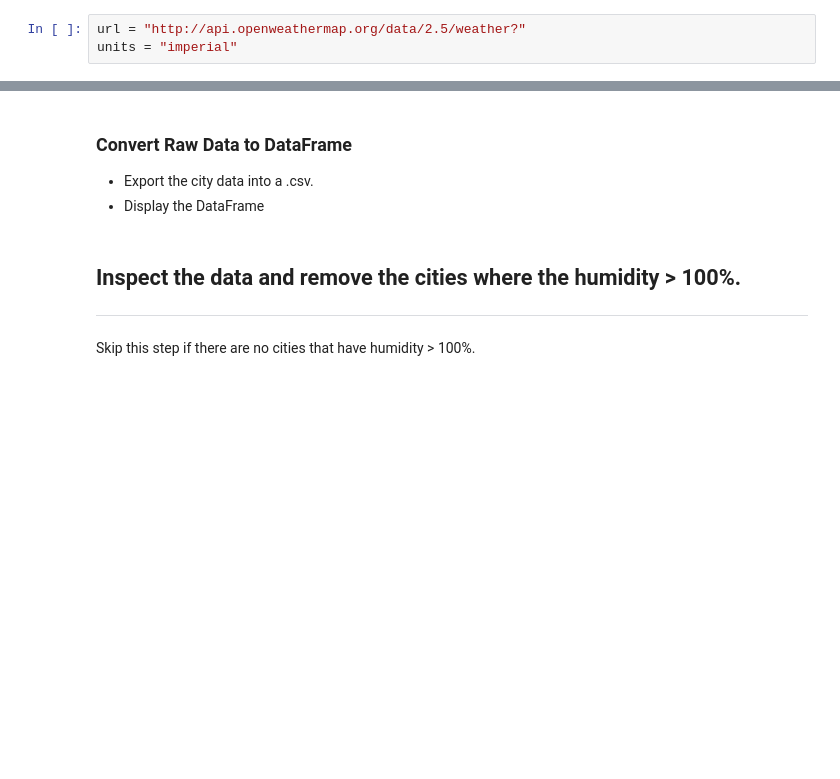
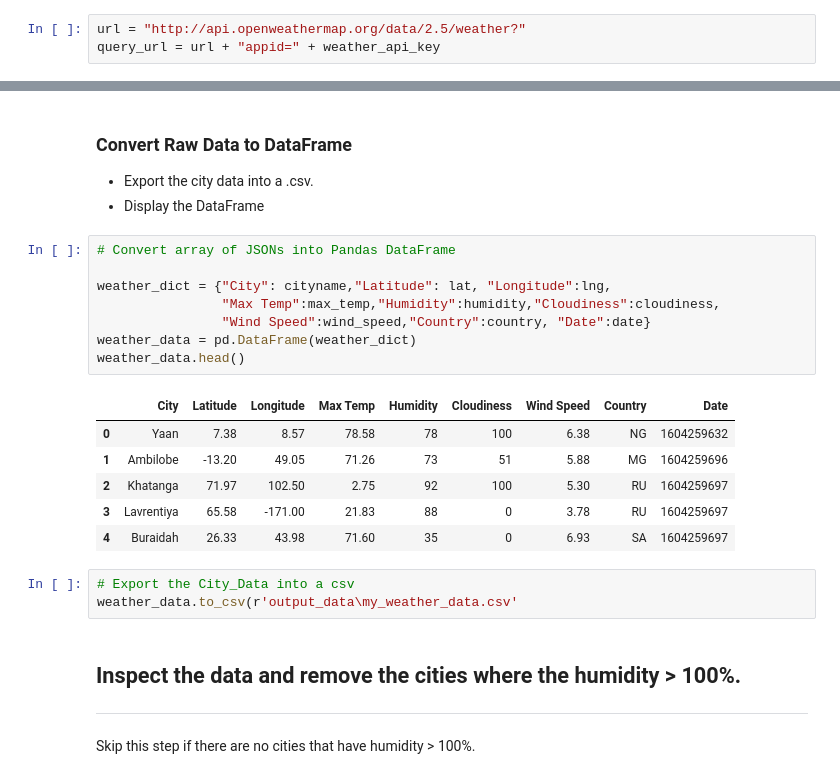
Before and after one commit to sjryandesigns/Python-API-Challenge, a Jupyter notebook: WeatherPy.ipynb, the cells around one changed output, grey strips where cells are left out. Cells and saved outputs as stored; diff of their text form; blank space fills up the shorter version.

```diff
--- a/WeatherPy.ipynb
+++ b/WeatherPy.ipynb
@@ -60,4 +74,4 @@ print(cities)
 # %%
 url = "http://api.openweathermap.org/data/2.5/weather?"
-units = "imperial"
+query_url = url + "appid=" + weather_api_key
 # %%
@@ -122,6 +140,24 @@ NameError: name 'sets' is not defined
 ### Convert Raw Data to DataFrame
 * Export the city data into a .csv.
 * Display the DataFrame
+# %%
+# Convert array of JSONs into Pandas DataFrame
+
+weather_dict = {"City": cityname,"Latitude": lat, "Longitude":lng,
+                "Max Temp":max_temp,"Humidity":humidity,"Cloudiness":cloudiness,
+                "Wind Speed":wind_speed,"Country":country, "Date":date}
+weather_data = pd.DataFrame(weather_dict)
+weather_data.head()
+# %% [output]
+|  | City | Latitude | Longitude | Max Temp | Humidity | Cloudiness | Wind Speed | Country | Date |
+| 0 | Yaan | 7.38 | 8.57 | 78.58 | 78 | 100 | 6.38 | NG | 1604259632 |
+| 1 | Ambilobe | -13.20 | 49.05 | 71.26 | 73 | 51 | 5.88 | MG | 1604259696 |
+| 2 | Khatanga | 71.97 | 102.50 | 2.75 | 92 | 100 | 5.30 | RU | 1604259697 |
+| 3 | Lavrentiya | 65.58 | -171.00 | 21.83 | 88 | 0 | 3.78 | RU | 1604259697 |
+| 4 | Buraidah | 26.33 | 43.98 | 71.60 | 35 | 0 | 6.93 | SA | 1604259697 |
+# %%
+# Export the City_Data into a csv
+weather_data.to_csv(r'output_data\my_weather_data.csv'
 # %% [markdown]
 ## Inspect the data and remove the cities where the humidity > 100%.
 ----
```
Also changed, not shown: parts of 5 cells of this notebook.
